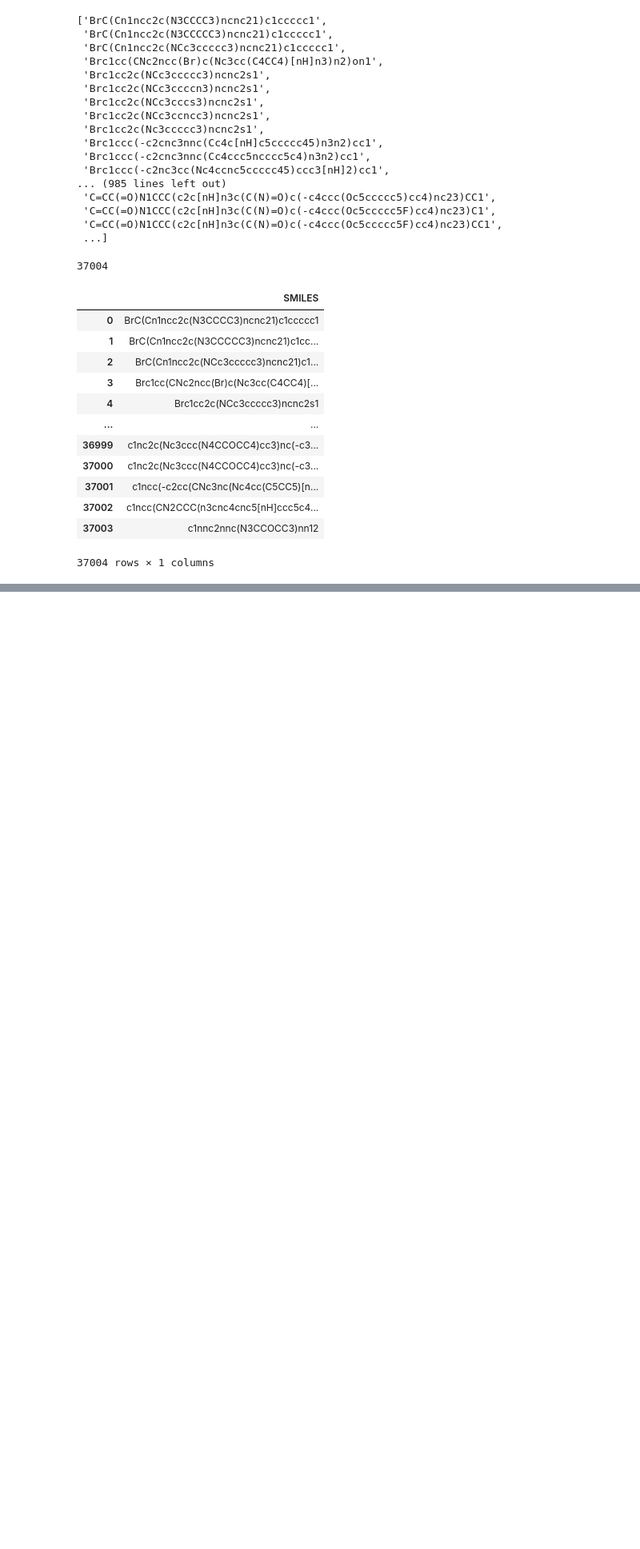
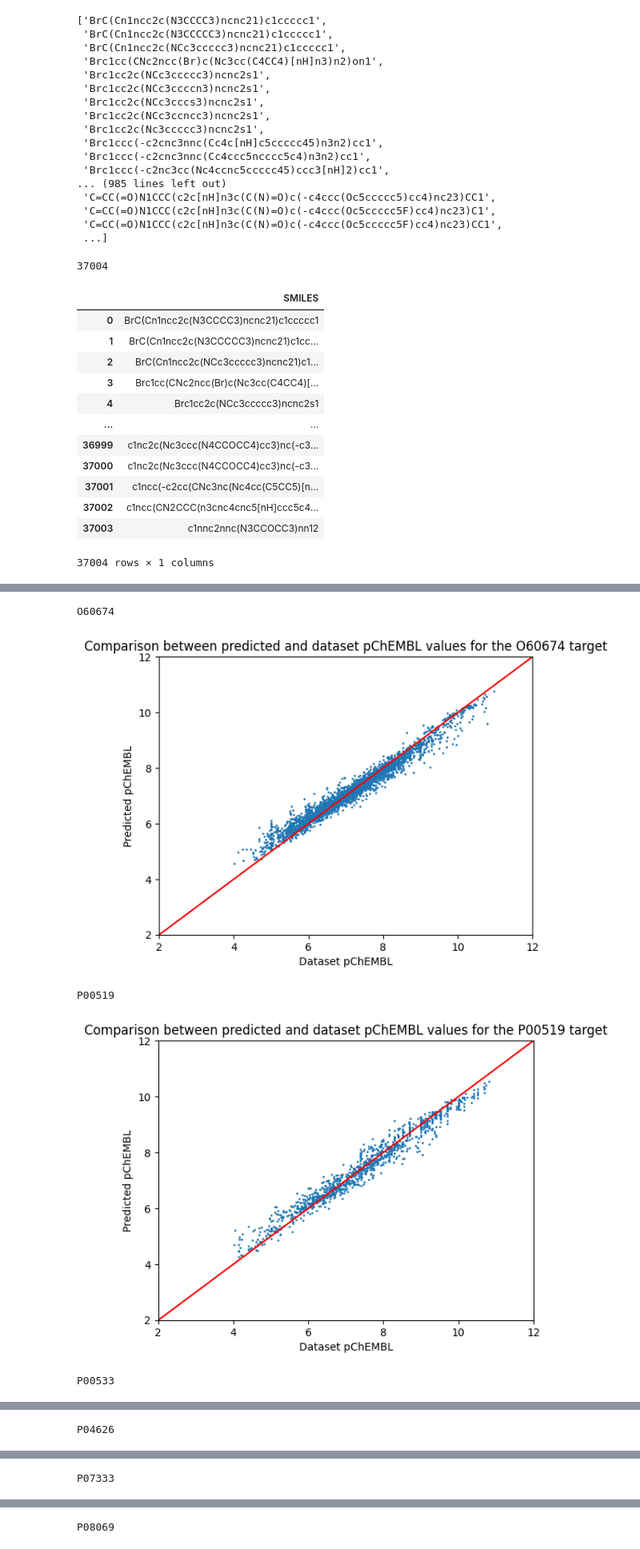
Before and after one commit to thijmenwroos/ppk, a Jupyter notebook: test_kin/rf_st_rges.ipynb, the cells around one changed output, grey strips where cells are left out. Shown at 80% size. Drawn from its saved outputs; the diff is of its cells as text; code cells hidden in the pictures; blank space fills up the shorter version.

```diff
--- a/test_kin/rf_st_rges.ipynb
+++ b/test_kin/rf_st_rges.ipynb
@@ -393,7 +235,7 @@ display(df_results)
 | 37003 | c1nnc2nnc(N3CCOCC3)nn12 |
 37004 rows × 1 columns
 # %%
-for target in top_targets:
+for target in selected_targets:
     print(target)
     data_loc = "/home/s2861704/ppk/test_kin/output/final/data/QSPRDataset_" + target + "/QSPRDataset_" + target + "_meta.json"
     model_loc = "/home/s2861704/ppk/test_kin/output/final/models/QSPRModel_" + target + "/QSPRModel_" + target + "_meta.json"
@@ -447,0 +468,9 @@ print(type(df_results.loc[df_results.index[0], 'P00533']))
+# %%
+import numpy as np
+pred_df_full_10pc = pred_df_full.copy()
+for target in selected_targets:
+    print(target)
+    top_10pc = pred_df_full_10pc[target].quantile(q=0.9, interpolation='nearest')
+    display(top_10pc)
+    pred_df_full_10pc.loc[pred_df_full_10pc[target] < top_10pc, target] = np.nan
+display(pred_df_full_10pc)
@@ -447,0 +491,9 @@ print(type(df_results.loc[df_results.index[0], 'P00533']))
+# %%
+df_combined = pd.DataFrame({'SMILES':test_mols})
+for target in selected_targets:
+    print(target)
+    org_column = target + "_org"
+    pred_column = target + "_pred"
+    df_combined[org_column] = df[target]
+    df_combined[pred_column] = pred_df_full[target]
+display(df_combined)
@@ -447,0 +531,25 @@ print(type(df_results.loc[df_results.index[0], 'P00533']))
+# %%
+df_validate = pd.DataFrame({'SMILES':test_mols})
+for target in selected_targets:
+    print(target)
+    org_column = target + "_org"
+    pred_column = target + "_pred"
+    df_validate['original'] = df_combined[org_column]
+    df_validate['prediction'] = df_combined[pred_column]
+
+    saveloc = "/home/s2861704/ppk/test_kin/output/final/results/validation/" + target + "_validation.png"
+    df_validate.plot(kind = 'scatter', x = 'original', y = 'prediction', s=1)
+    plt.xlim(2,12)
+    plt.ylim(2,12)
+    plt.plot([0, 15], [0, 15], color = 'red')
+    plt.xlabel('Dataset pChEMBL')
+    plt.ylabel('Predicted pChEMBL')
+    plt.title(f'Comparison between predicted and dataset pChEMBL values for the {target} target')
+    plt.savefig(saveloc)
+    plt.show()
+# %% [output]
+O60674
+[figure, added]
+P00519
+[figure, added]
+P00533
@@ -447,0 +557 @@ print(type(df_results.loc[df_results.index[0], 'P00533']))
+P04626
@@ -447,0 +559 @@ print(type(df_results.loc[df_results.index[0], 'P00533']))
+P07333
@@ -447,0 +561 @@ print(type(df_results.loc[df_results.index[0], 'P00533']))
+P08069
```
Also changed, not shown: parts of 20 cells of this notebook.
